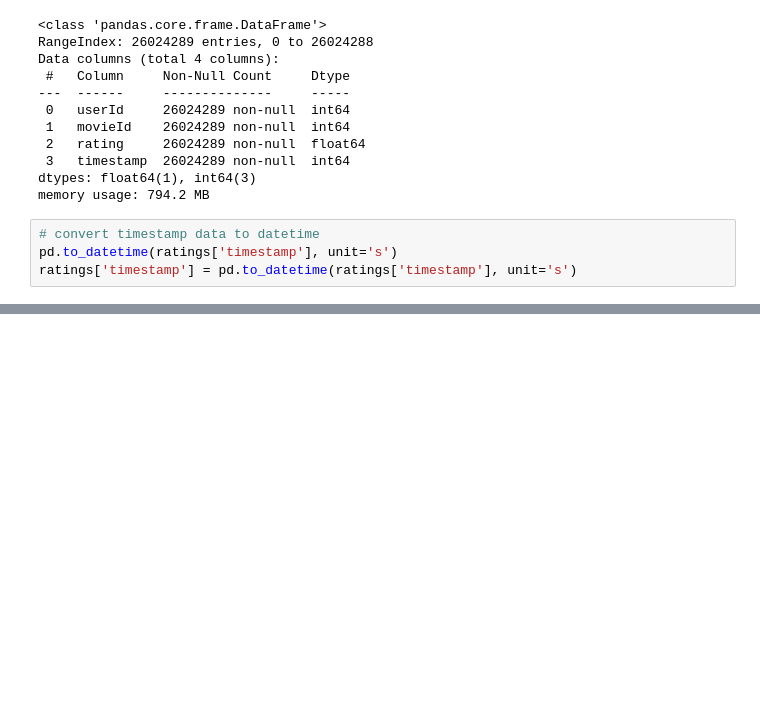
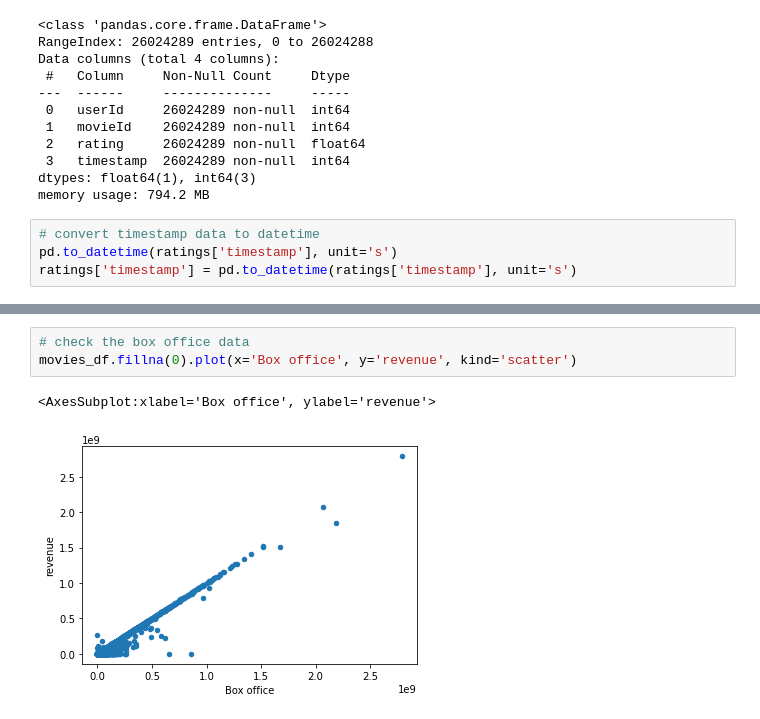
Before and after one commit to asliwinski23/Movies-ETL, a Jupyter notebook: Data Exploration.ipynb, the cells around one changed output, grey strips where cells are left out. Drawn from its saved outputs; the diff is of its cells as text; blank space fills up the shorter version.

```diff
--- a/Data Exploration.ipynb
+++ b/Data Exploration.ipynb
@@ -704,0 +775,6 @@ Name: rating, dtype: float64
+# %%
+# check the box office data
+movies_df.fillna(0).plot(x='Box office', y='revenue', kind='scatter')
+# %% [output]
+<AxesSubplot:xlabel='Box office', ylabel='revenue'>
+[figure, added]
```
Also changed, not shown: parts of 31 cells of this notebook.
